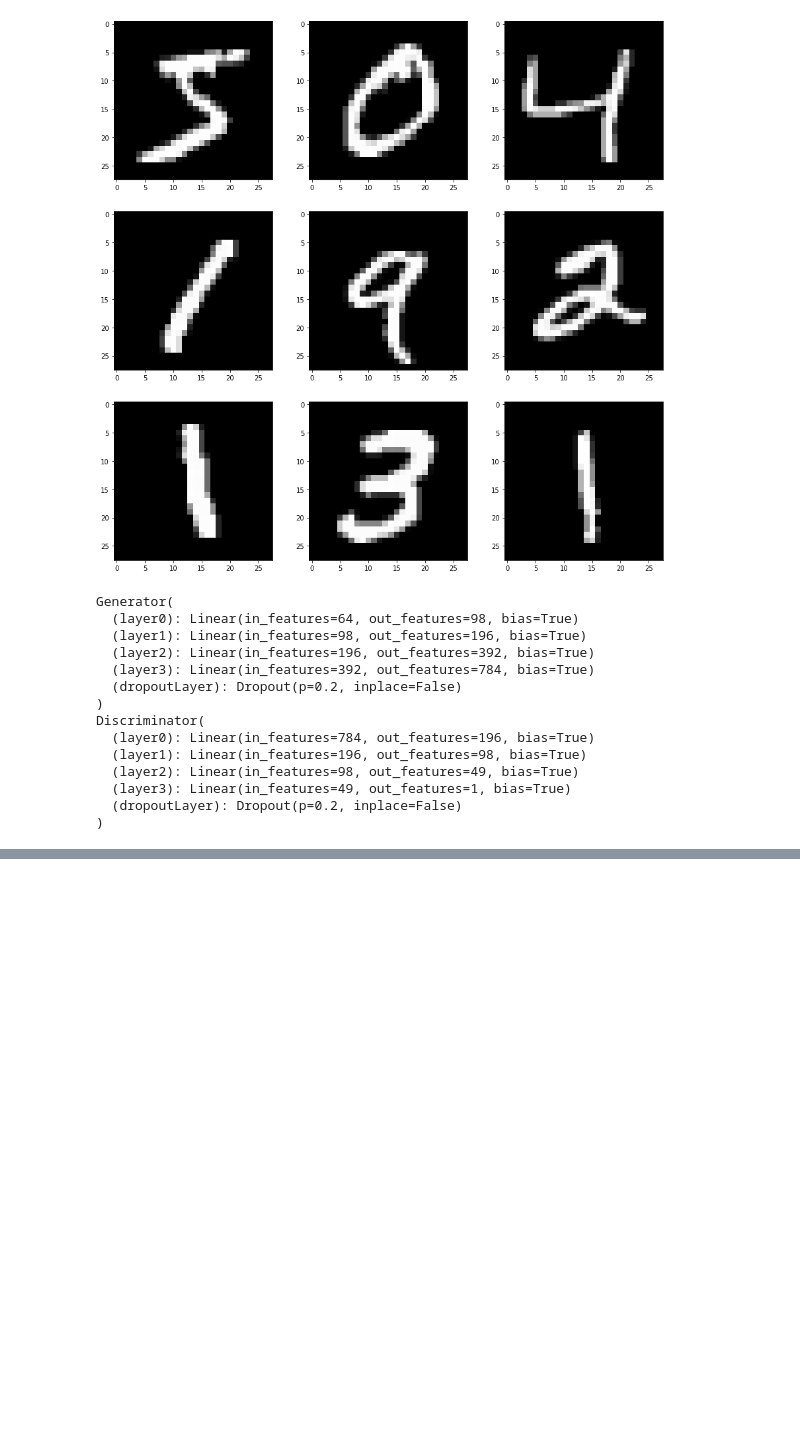
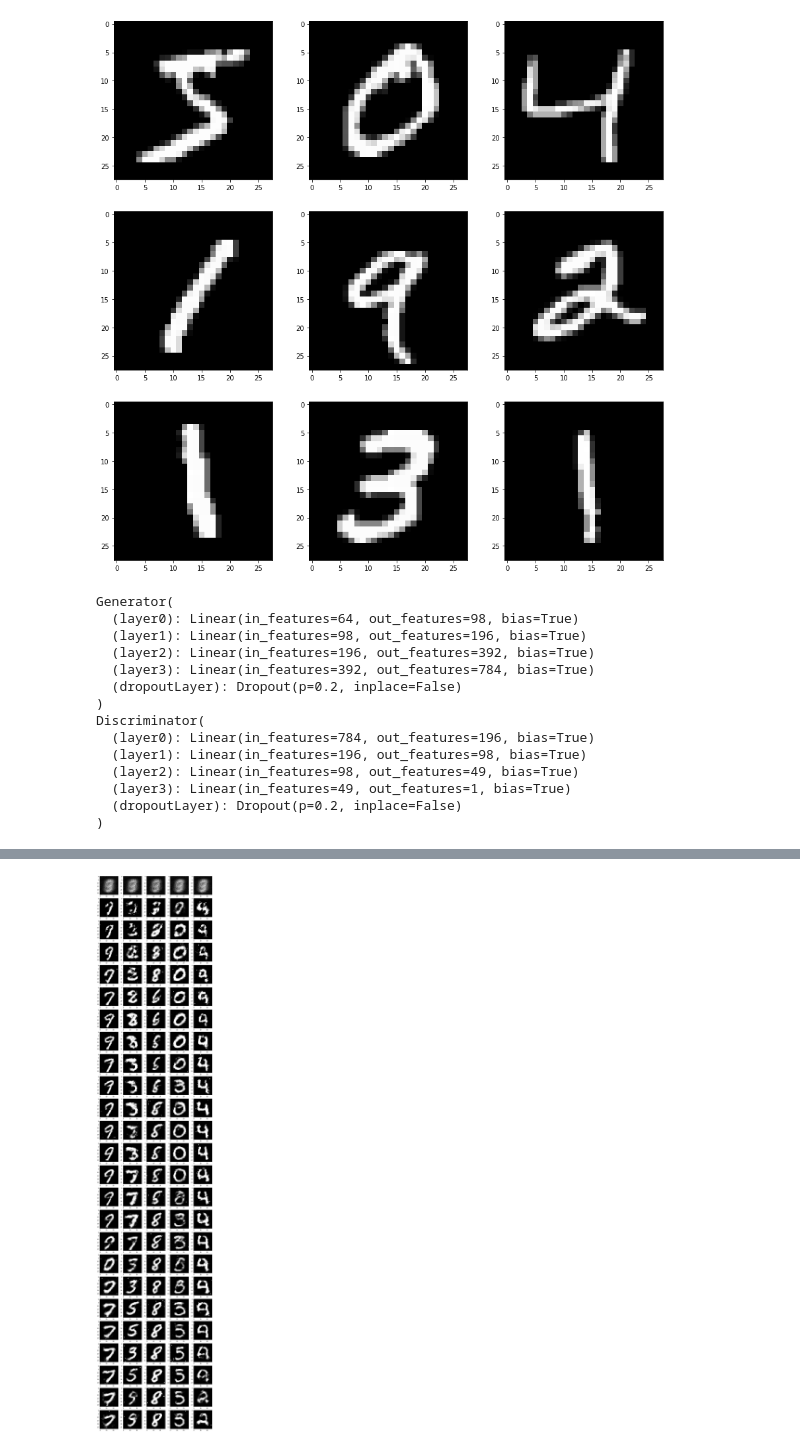
Before and after one commit to codespaghettifier/mnist_gan, a Jupyter notebook: mnist_gan.ipynb, the cells around one changed output, grey strips where cells are left out. Cells and saved outputs as stored; diff of their text form; code cells hidden in the pictures; blank space fills up the shorter version.

```diff
--- a/mnist_gan.ipynb
+++ b/mnist_gan.ipynb
@@ -207,8 +202,8 @@ plt.legend()
 # %%
-fig, ax = plt.subplots(len(fake_images_history), len(fake_images_history[0]))
-fig.set_size_inches(15, 3 * num_epochs)
+fig, ax = plt.subplots(10, len(fake_images_history[0]))
+fig.set_size_inches(15, 30)
 
-for epoch in range(len(fake_images_history)):
+for epoch in range(10):
     for i in range(len(fake_images_history[epoch])):
         ax[epoch, i].imshow(np.squeeze(fake_images_history[epoch][i]), cmap='gray')
 # %% [output]
@@ -215,0 +211,11 @@ for epoch in range(len(fake_images_history)):
+# %%
+fake_images_history_short = [i for (index, i) in zip(range(len(fake_images_history)), fake_images_history) if index % 10 == 0]
+
+fig, ax = plt.subplots(len(fake_images_history_short), len(fake_images_history_short[0]))
+fig.set_size_inches(15, 3 * len(fake_images_history_short))
+
+for epoch in range(len(fake_images_history_short)):
+    for i in range(len(fake_images_history_short[epoch])):
+        ax[epoch, i].imshow(np.squeeze(fake_images_history_short[epoch][i]), cmap='gray')
+# %% [output]
+[figure, added]
```
Also changed, not shown: parts of 7 cells of this notebook.
